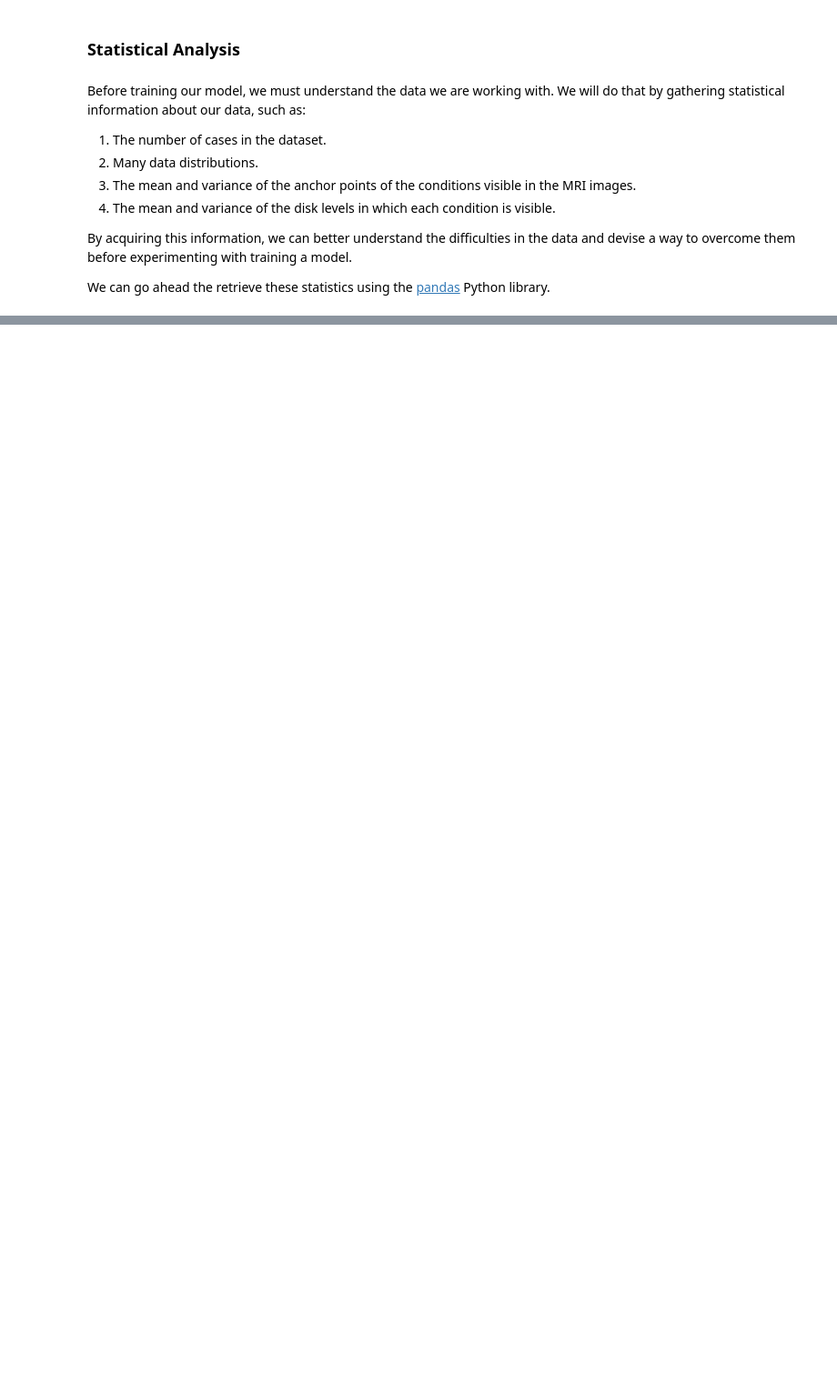
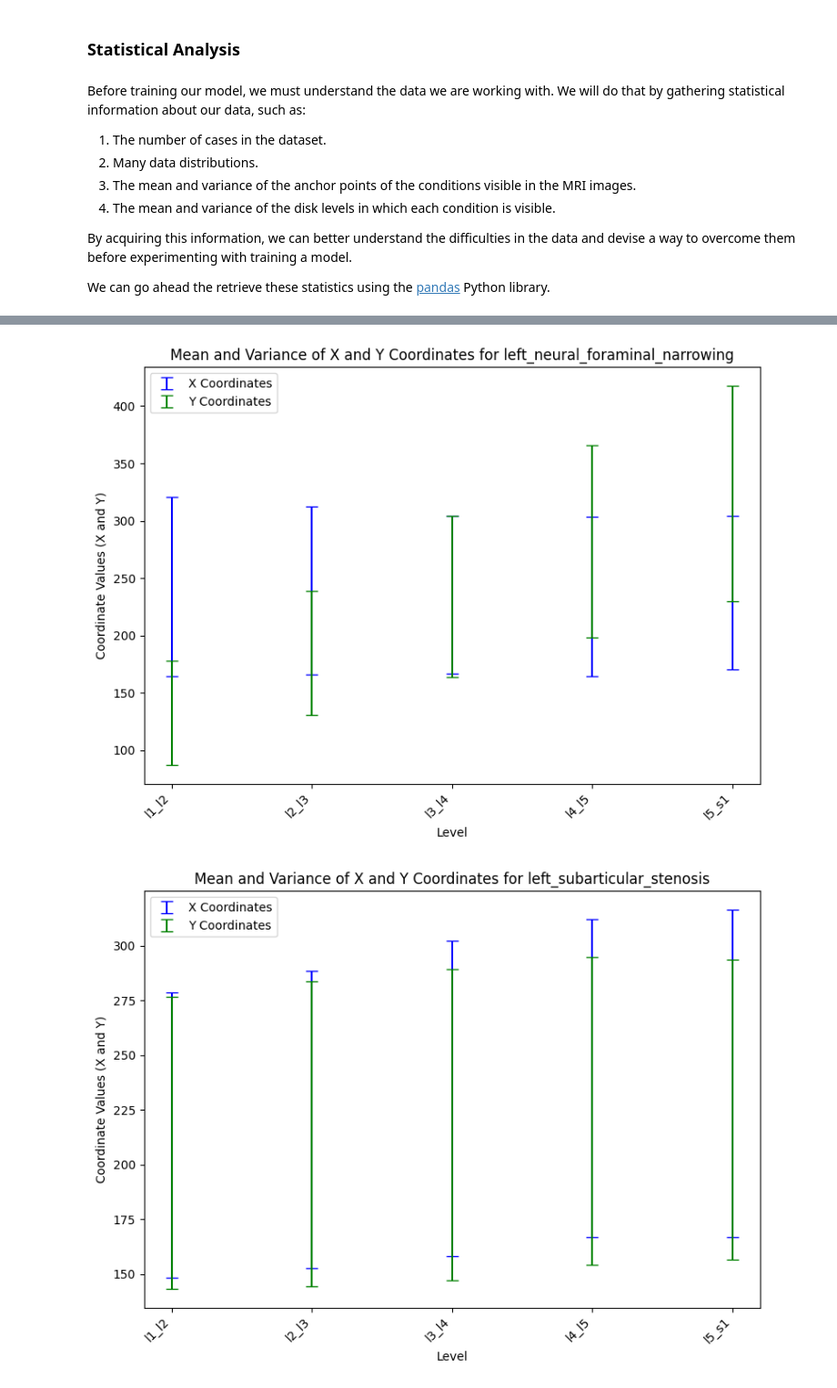
Before and after one commit to ofir-paz/Openu-DS-Workshop, a Jupyter notebook: workshop_netanelcopy.ipynb, the cells around one changed output, grey strips where cells are left out. Shown: that part at 91% size. Saved outputs shown, nothing was run; the diff lists cells and outputs as text; code cells hidden in the pictures; blank space fills up the shorter version.

```diff
--- a/workshop_netanelcopy.ipynb
+++ b/workshop_netanelcopy.ipynb
@@ -779,0 +876,78 @@ Let us continue analyzing using a **[TODO]**
+# %%
+non_normal_df = []
+
+# Iterate through severity columns and find non "Normal/Mild" entries
+severity_columns = train_df.columns[1:]  # All severity columns except 'study_id'
+
+for col in severity_columns:
+    # Extract the condition by removing the last two parts (which correspond to the level)
+    condition_parts = col.split('_')
+    condition = '_'.join(condition_parts[:-2])  # Join all parts except the last two (which are levels)
+
+    # Extract the level in the format `l1_l2`, which matches `filtered_df`
+    level = condition_parts[-2].lower() + '_' + condition_parts[-1].lower()
+
+    for index, row in train_df.iterrows():
+        if row[col] != 'Normal/Mild':  # If the severity is not 'Normal/Mild'
+            non_normal_df.append({'study_id': row['study_id'], 'condition': condition, 'level': level, 'severity': row[col]})
+
+
+non_normal_df = pd.DataFrame(non_normal_df)
+non_normal_df['condition'] = non_normal_df['condition'].str.lower()
+non_normal_df['level'] = non_normal_df['level'].str.lower()
+
+train_label_coordinates_df['condition'] = train_label_coordinates_df['condition'].str.lower()
+train_label_coordinates_df['level'] = train_label_coordinates_df['level'].str.lower()
+
+merged_non_normal_df = pd.merge(
+    non_normal_df,
+    train_label_coordinates_df[['study_id', 'condition', 'level', 'instance_number', 'x', 'y']],
+    on=['study_id', 'condition', 'level'],
+    how='left'  # This ensures we only bring over the matching rows
+)
+
+
+merged_non_normal_df = merged_non_normal_df.dropna(subset=['instance_number'])
+merged_non_normal_df['instance_number'] = merged_non_normal_df['instance_number'].astype(int)
+
+# calculate mean and variance
+mean_values = merged_non_normal_df.groupby(['condition', 'level'])[['x', 'y']].mean().reset_index()
+variance_values = merged_non_normal_df.groupby(['condition', 'level'])[['x', 'y']].var().reset_index()
+
+# Renaming the columns for better readability
+mean_values.columns = ['condition', 'level', 'mean_x', 'mean_y']
+variance_values.columns = ['condition', 'level', 'variance_x', 'variance_y']
+
+# Merging the mean and variance data into one dataframe for better presentation
+result_df = pd.merge(mean_values, variance_values, on=['condition', 'level'])
+
+# Creating separate plots for each condition that doesn't have 'Normal/Mild'
+for condition in result_df['condition'].unique():
+    condition_data = result_df[result_df['condition'] == condition]
+
+    # Create a new figure for each condition
+    plt.figure(figsize=(8, 6))
+
+    # Plot error bars for x coordinates (without markers or lines)
+    plt.errorbar(condition_data['level'], condition_data['mean_x'],
+                 yerr=condition_data['variance_x']**0.5, fmt='none', color='blue',
+                 label='X Coordinates', capsize=5)
+
+    # Plot error bars for y coordinates (without markers or lines)
+    plt.errorbar(condition_data['level'], condition_data['mean_y'],
+                 yerr=condition_data['variance_y']**0.5, fmt='none', color='green',
+                 label='Y Coordinates', capsize=5)
+
+    # Add labels, legend, and title for each condition
+    plt.title(f'Mean and Variance of X and Y Coordinates for {condition}')
+    plt.xlabel('Level')
+    plt.ylabel('Coordinate Values (X and Y)')
+    plt.xticks(rotation=45, ha='right')
+    plt.legend()
+
+    # Show plot for the current condition
+    plt.tight_layout()
+    plt.show()
+# %% [output]
+[figure, added]
+[figure, added]
```
Also changed, not shown: parts of 5 cells of this notebook.
